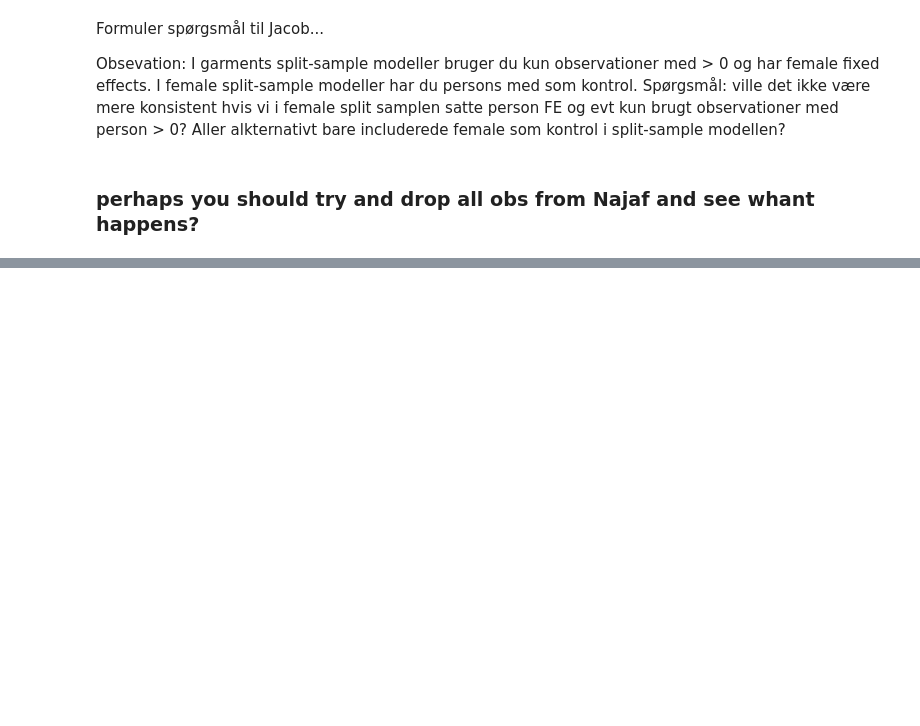
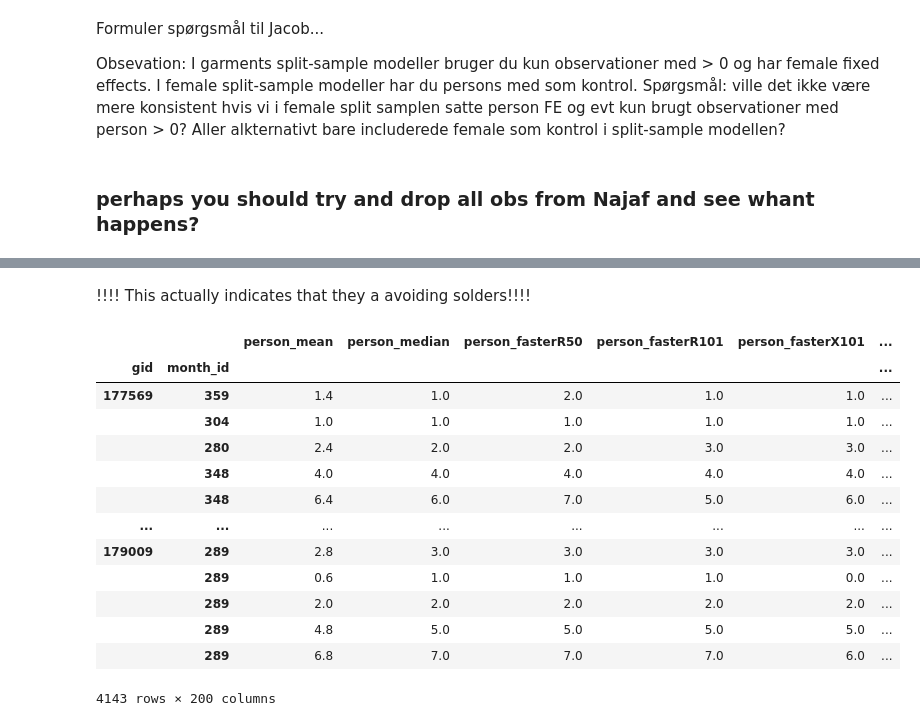
Before and after one commit to Polichinel/Detectron2, a Jupyter notebook: misc/violence_stats.ipynb, the cells around one changed output, grey strips where cells are left out. Cells and saved outputs as stored; diff of their text form; code cells hidden in the pictures; blank space fills up the shorter version.

```diff
--- a/misc/violence_stats.ipynb
+++ b/misc/violence_stats.ipynb
@@ -49,6 +47,8 @@ bodies_df = bodies_df[bodies_df['person_mean']>0]
 
 bodies_df['lgarments'] = np.log(bodies_df['religiousGarmentFemale_mean'] + 1)
 bodies_df['lfemale'] = np.log(bodies_df['female_mean'] + 1)
+
+bodies_df['luniform'] = np.log(bodies_df['uniformed_mean'] + 1)
 
 bodies_df['female_dummy'] = (bodies_df['female_mean'] > 0)*1
 bodies_df['garment_dummy'] = (bodies_df['religiousGarmentFemale_mean'] > 0)*1
@@ -624,0 +718,19 @@ Spørgsmål: ville det ikke være mere konsistent hvis vi i female split samplen
+# %% [markdown]
+!!!!  This actually indicates that they a avoiding solders!!!!
+# %%
+bodies_df[bodies_df['Submitted'] == 1]
+# %% [output]
+|  |  | person_mean | person_median | person_fasterR50 | person_fasterR101 | person_fasterX101 | ... |
+| gid | month_id |  |  |  |  |  | ... |
+| 177569 | 359 | 1.4 | 1.0 | 2.0 | 1.0 | 1.0 | ... |
+|  | 304 | 1.0 | 1.0 | 1.0 | 1.0 | 1.0 | ... |
+|  | 280 | 2.4 | 2.0 | 2.0 | 3.0 | 3.0 | ... |
+|  | 348 | 4.0 | 4.0 | 4.0 | 4.0 | 4.0 | ... |
+|  | 348 | 6.4 | 6.0 | 7.0 | 5.0 | 6.0 | ... |
+| ... | ... | ... | ... | ... | ... | ... | ... |
+| 179009 | 289 | 2.8 | 3.0 | 3.0 | 3.0 | 3.0 | ... |
+|  | 289 | 0.6 | 1.0 | 1.0 | 1.0 | 0.0 | ... |
+|  | 289 | 2.0 | 2.0 | 2.0 | 2.0 | 2.0 | ... |
+|  | 289 | 4.8 | 5.0 | 5.0 | 5.0 | 5.0 | ... |
+|  | 289 | 6.8 | 7.0 | 7.0 | 7.0 | 6.0 | ... |
+4143 rows × 200 columns
```
Also changed, not shown: parts of 5 cells of this notebook, 4 other files.
